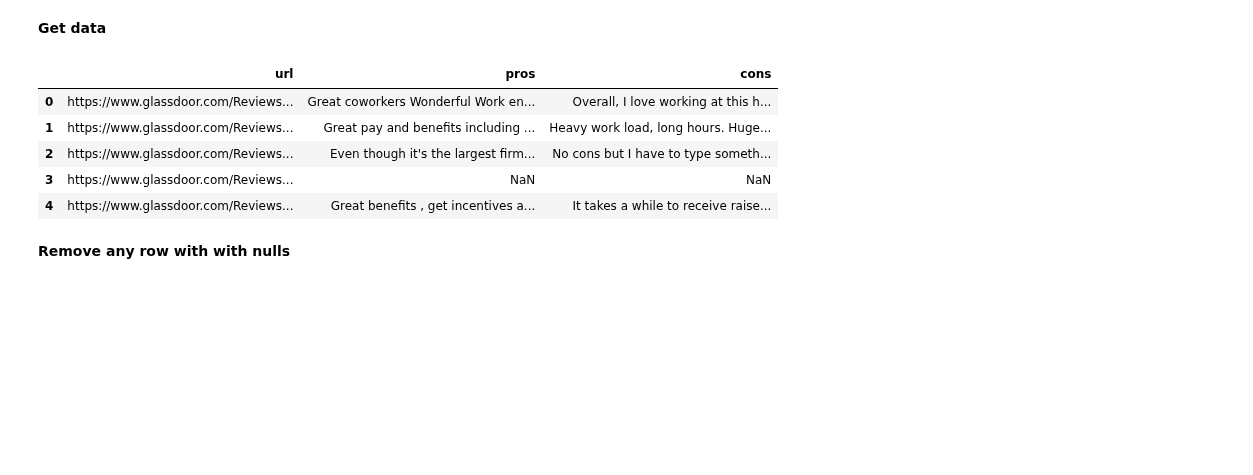
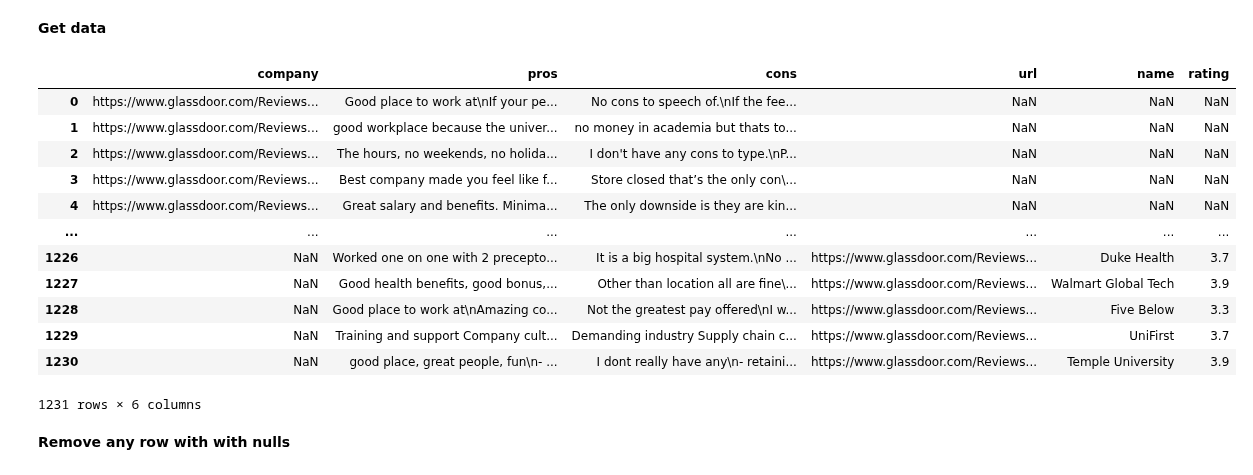
Before and after one commit to glassdoorstars/glassdoor-rating-predictions, a Jupyter notebook: prepare.ipynb, the cells around one changed output. Drawn from its saved outputs; the diff is of its cells as text; code cells hidden in the pictures; blank space fills up the shorter version.

```diff
--- a/prepare.ipynb
+++ b/prepare.ipynb
@@ -27,14 +27,21 @@ import wrangle
 **Get data**
 # %%
 glassdrs = wrangle.combine_all_files()
-glassdrs.head()
+glassdrs
 # %% [output]
-|  | url | pros | cons |
-| 0 | https://www.glassdoor.com/Reviews... | Great coworkers Wonderful Work en... | Overall, I love working at this h... |
-| 1 | https://www.glassdoor.com/Reviews... | Great pay and benefits including ... | Heavy work load, long hours. Huge... |
-| 2 | https://www.glassdoor.com/Reviews... | Even though it's the largest firm... | No cons but I have to type someth... |
-| 3 | https://www.glassdoor.com/Reviews... | NaN | NaN |
-| 4 | https://www.glassdoor.com/Reviews... | Great benefits , get incentives a... | It takes a while to receive raise... |
+|  | company | pros | cons | url | name | rating |
+| 0 | https://www.glassdoor.com/Reviews... | Good place to work at\nIf your pe... | No cons to speech of.\nIf the fee... | NaN | NaN | NaN |
+| 1 | https://www.glassdoor.com/Reviews... | good workplace because the univer... | no money in academia but thats to... | NaN | NaN | NaN |
+| 2 | https://www.glassdoor.com/Reviews... | The hours, no weekends, no holida... | I don't have any cons to type.\nP... | NaN | NaN | NaN |
+| 3 | https://www.glassdoor.com/Reviews... | Best company made you feel like f... | Store closed that’s the only con\... | NaN | NaN | NaN |
+| 4 | https://www.glassdoor.com/Reviews... | Great salary and benefits. Minima... | The only downside is they are kin... | NaN | NaN | NaN |
+| ... | ... | ... | ... | ... | ... | ... |
+| 1226 | NaN | Worked one on one with 2 precepto... | It is a big hospital system.\nNo ... | https://www.glassdoor.com/Reviews... | Duke Health | 3.7 |
+| 1227 | NaN | Good health benefits, good bonus,... | Other than location all are fine\... | https://www.glassdoor.com/Reviews... | Walmart Global Tech | 3.9 |
+| 1228 | NaN | Good place to work at\nAmazing co... | Not the greatest pay offered\nI w... | https://www.glassdoor.com/Reviews... | Five Below | 3.3 |
+| 1229 | NaN | Training and support Company cult... | Demanding industry Supply chain c... | https://www.glassdoor.com/Reviews... | UniFirst | 3.7 |
+| 1230 | NaN | good place, great people, fun\n- ... | I dont really have any\n- retaini... | https://www.glassdoor.com/Reviews... | Temple University | 3.9 |
+1231 rows × 6 columns
 # %% [markdown]
 **Remove any row with with nulls**
 # %%
```
Also changed, not shown: 35 other files.
